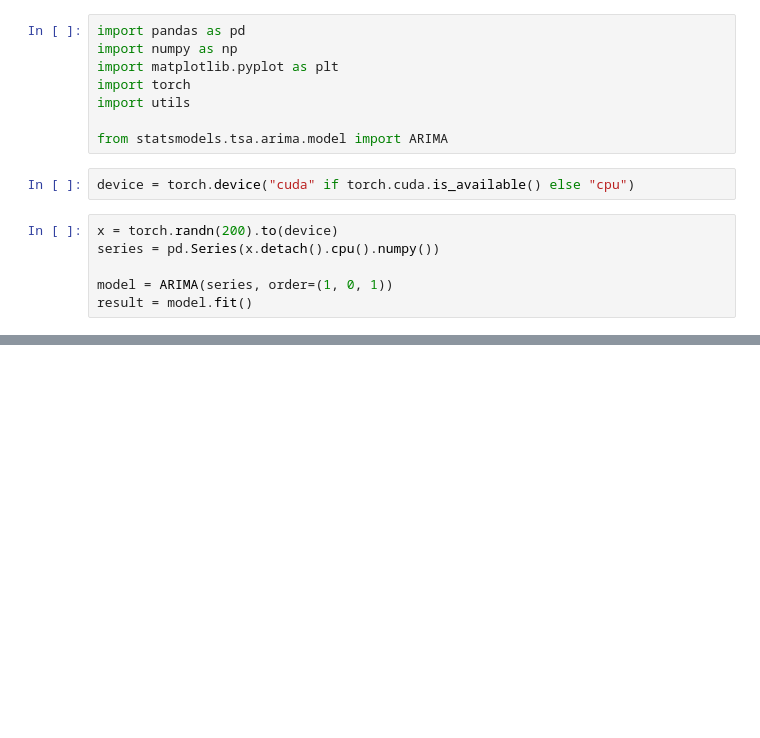
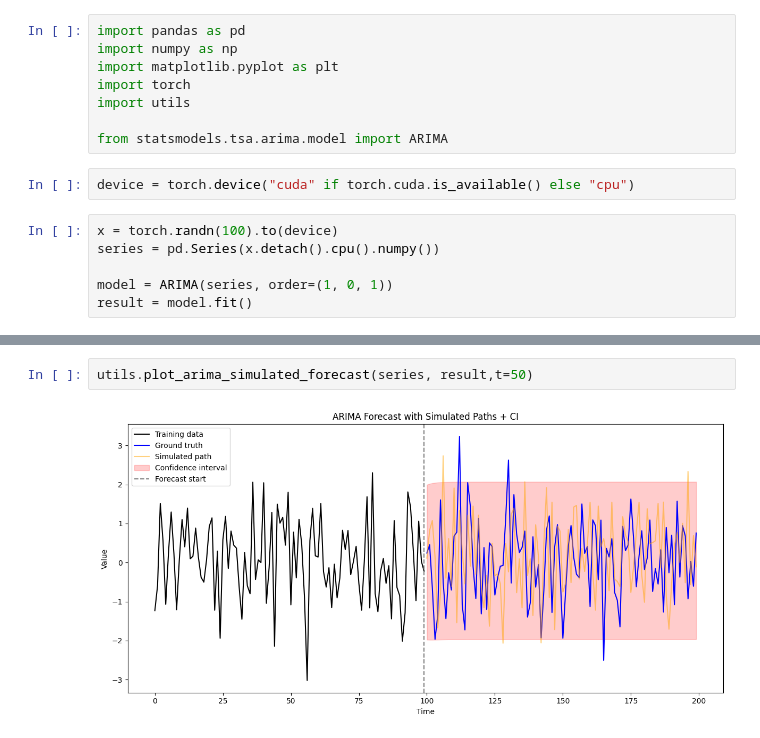
Before and after one commit to 12Mahmud99/ARIMA, a Jupyter notebook: arima.ipynb, the cells around one changed output, grey strips where cells are left out. Saved outputs shown, nothing was run; the diff lists cells and outputs as text; blank space fills up the shorter version.

Commit message:
added forecasting

```diff
--- a/arima.ipynb
+++ b/arima.ipynb
@@ -9,7 +9,7 @@ from statsmodels.tsa.arima.model import ARIMA
 # %%
 device = torch.device("cuda" if torch.cuda.is_available() else "cpu")
 # %%
-x = torch.randn(200).to(device)
+x = torch.randn(100).to(device)
 series = pd.Series(x.detach().cpu().numpy())
 
 model = ARIMA(series, order=(1, 0, 1))
@@ -36,0 +19,4 @@ Warnings:
+# %%
+utils.plot_arima_simulated_forecast(series, result,t=50)
+# %% [output]
+[figure, added]
```
Also changed, not shown: parts of 1 cell of this notebook, 1 other file.
